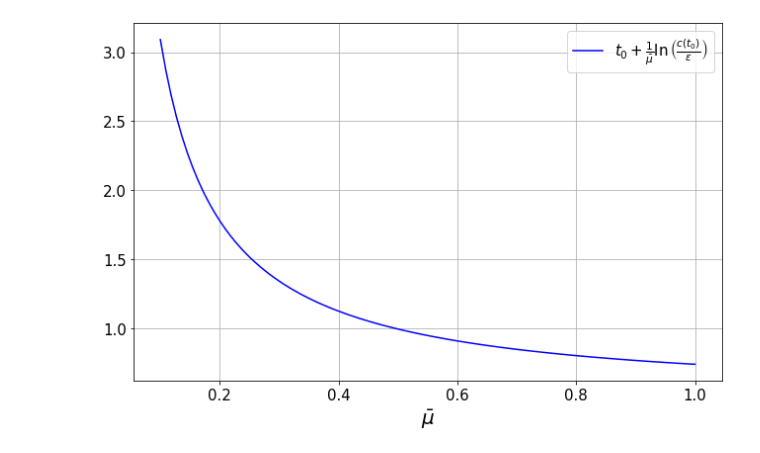
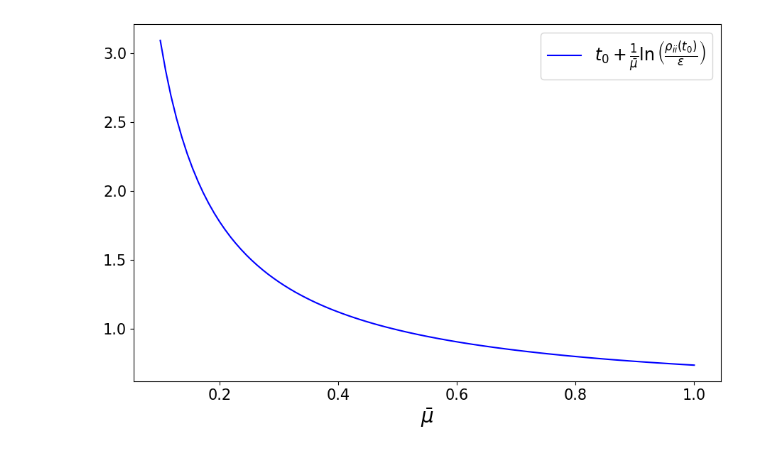
Before and after one commit to palafox794/symbioticSIR, a Jupyter notebook: bound.ipynb, the cells around one changed output. Cells and saved outputs as stored; diff of their text form; code cells hidden in the pictures.

```diff
--- a/bound.ipynb
+++ b/bound.ipynb
@@ -120,20 +119,18 @@ for m in mu_bar_range:
 # %%
 plt.figure(figsize=(9,6))
 
 
-#plt.plot(mu_bar_range, T_J, 'r', label=r'$T_J (\varepsilon)$')
-plt.plot(mu_bar_range, B, 'b', label=r"$t_0 + \frac{1}{\bar{\mu}} \ln\left(\frac{c(t_0)}{\varepsilon}\right)$")
+plt.plot(mu_bar_range, B, 'b', label=r"$t_0 + \frac{1}{\bar{\mu}} \ln\left(\frac{{\rho_{ii}}(t_0)}{\varepsilon}\right)$")
 
 plt.xticks(fontsize=15)
 plt.yticks(fontsize=15)
 
 plt.xlabel(r"$\bar{\mu}$", fontsize=20)
 
-plt.legend(loc='best', fontsize=15)
+plt.legend(loc='best', fontsize=17)
 
-plt.grid(True)
 plt.tight_layout()
 
 plt.show()
 # %% [output]
-[figure, old version]
+[figure, new version]
```
Also changed, not shown: parts of 1 cell of this notebook, 6 other files.
